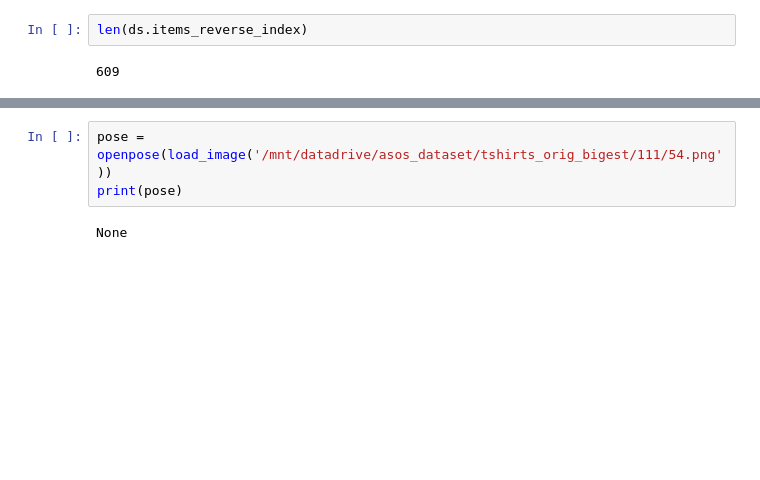
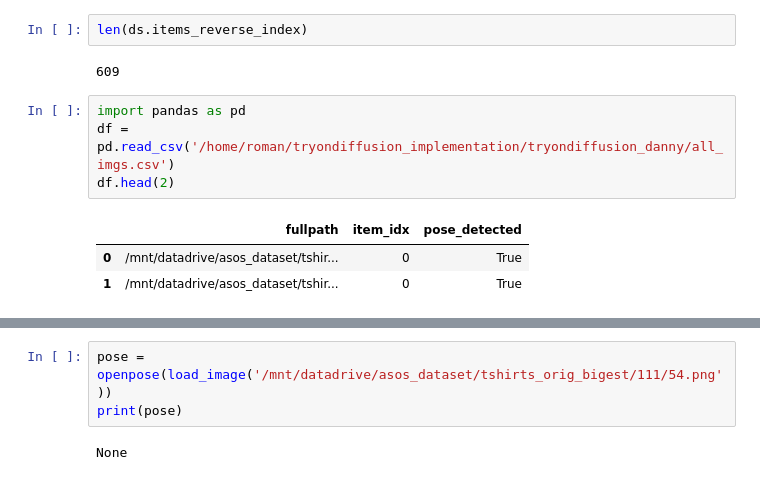
Before and after one commit to concrete13377/tryondiffusion, a Jupyter notebook: nb.ipynb, the cells around one changed output, grey strips where cells are left out. Drawn from its saved outputs; the diff is of its cells as text; blank space fills up the shorter version.

```diff
--- a/nb.ipynb
+++ b/nb.ipynb
@@ -283,5 +283,13 @@ dict_keys(['person_images', 'ca_images', 'garment_images', 'person_poses', 'garm
 len(ds.items_reverse_index)
 # %% [output]
 609
+# %%
+import pandas as pd
+df = pd.read_csv('/home/roman/tryondiffusion_implementation/tryondiffusion_danny/all_imgs.csv')
+df.head(2)
+# %% [output]
+|  | fullpath | item_idx | pose_detected |
+| 0 | /mnt/datadrive/asos_dataset/tshir... | 0 | True |
+| 1 | /mnt/datadrive/asos_dataset/tshir... | 0 | True |
 # %%
 import torch
```
Also changed, not shown: parts of 14 cells of this notebook, 17 other files.
